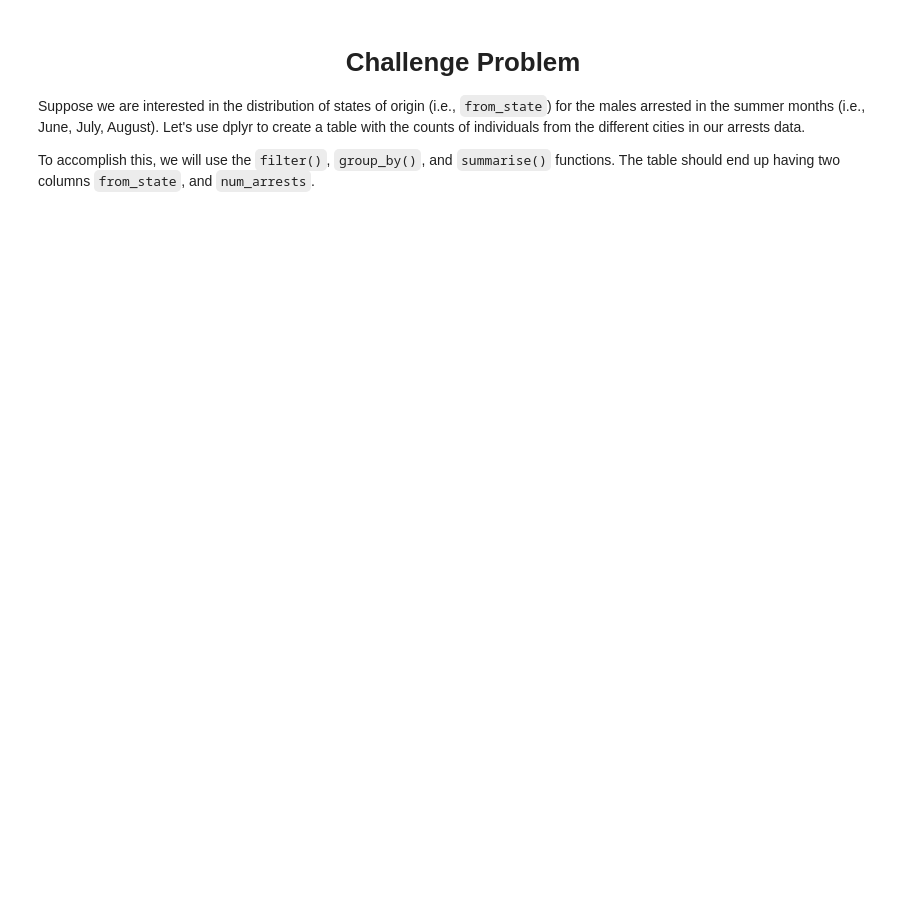
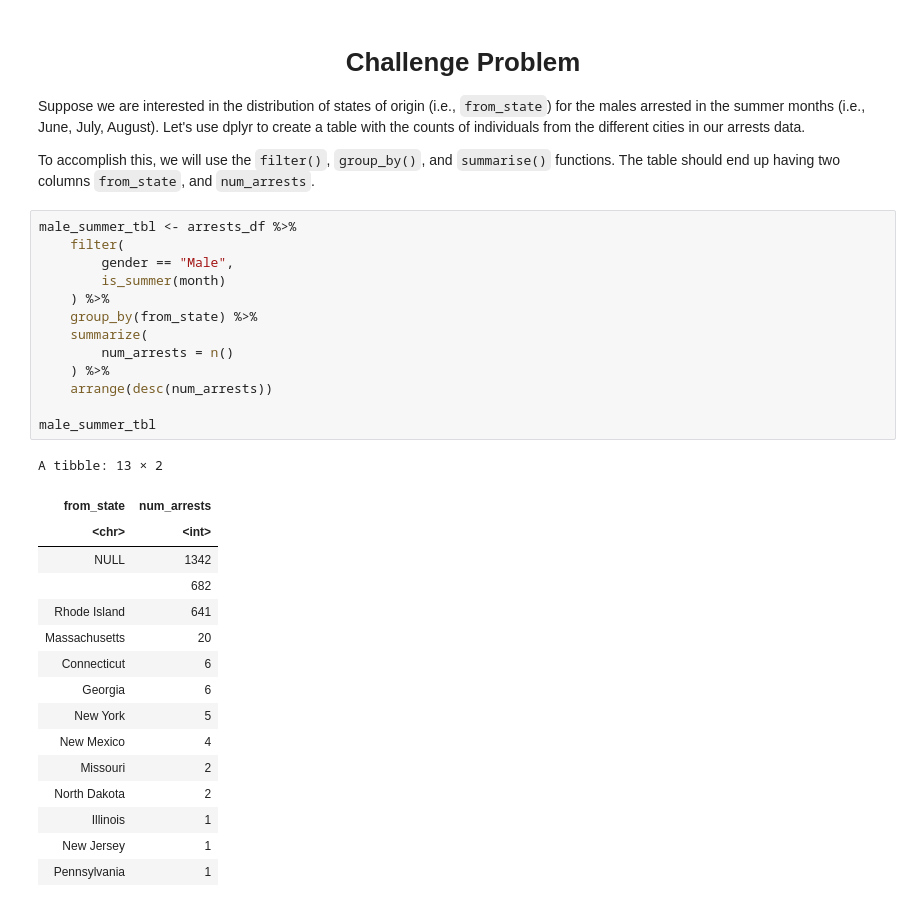
Before and after one commit to eldu/mpa-2065-slides, a Jupyter notebook: 06-1_dplyr.ipynb, the cells around one changed output. Drawn from its saved outputs; the diff is of its cells as text; blank space fills up the shorter version.

```diff
--- a/06-1_dplyr.ipynb
+++ b/06-1_dplyr.ipynb
@@ -242,3 +503,33 @@ head(vio_tbl)
 Suppose we are interested in the distribution of states of origin (i.e., `from_state`) for the males arrested in the summer months (i.e., June, July, August). Let's use dplyr to create a table with the counts of individuals from the different cities in our arrests data.
 
 To accomplish this, we will use the `filter()`, `group_by()`, and `summarise()` functions. The table should end up having two columns `from_state`, and `num_arrests`.
+# %%
+male_summer_tbl <- arrests_df %>%
+    filter(
+        gender == "Male",
+        is_summer(month)
+    ) %>%
+    group_by(from_state) %>%
+    summarize(
+        num_arrests = n()
+    ) %>%
+    arrange(desc(num_arrests))
+
+male_summer_tbl
+# %% [output]
+A tibble: 13 × 2
+| from_state | num_arrests |
+| <chr> | <int> |
+| NULL | 1342 |
+|  | 682 |
+| Rhode Island | 641 |
+| Massachusetts | 20 |
+| Connecticut | 6 |
+| Georgia | 6 |
+| New York | 5 |
+| New Mexico | 4 |
+| Missouri | 2 |
+| North Dakota | 2 |
+| Illinois | 1 |
+| New Jersey | 1 |
+| Pennsylvania | 1 |
```
Also changed, not shown: parts of 20 cells of this notebook, 6 other files.
